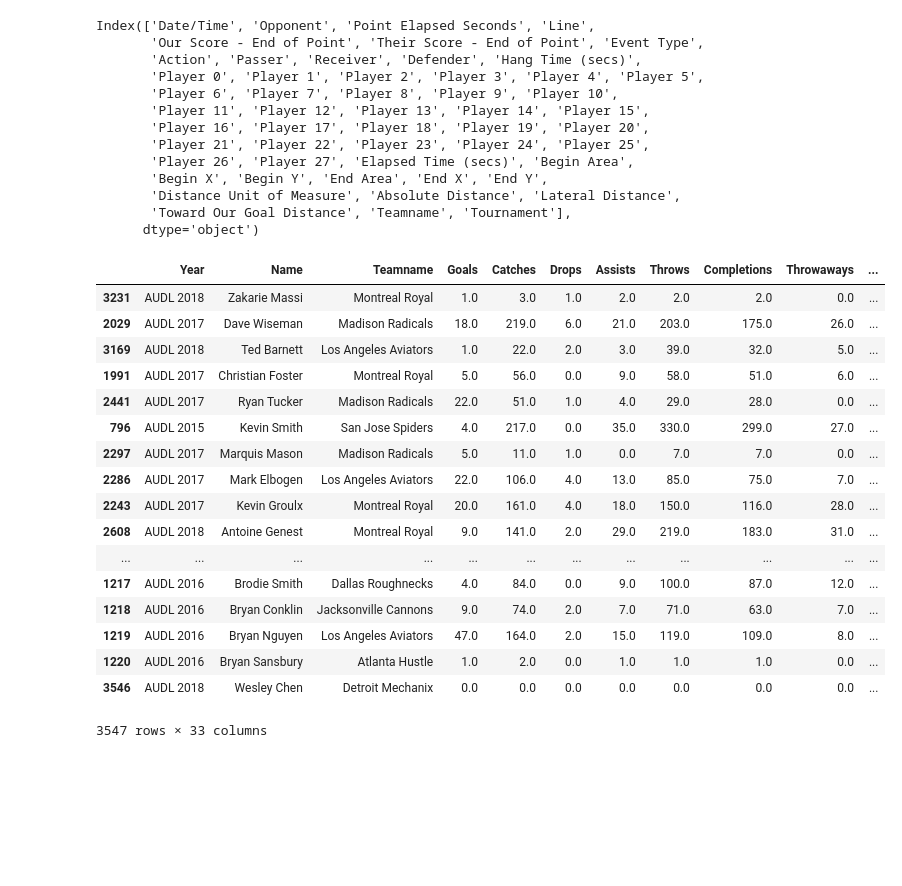
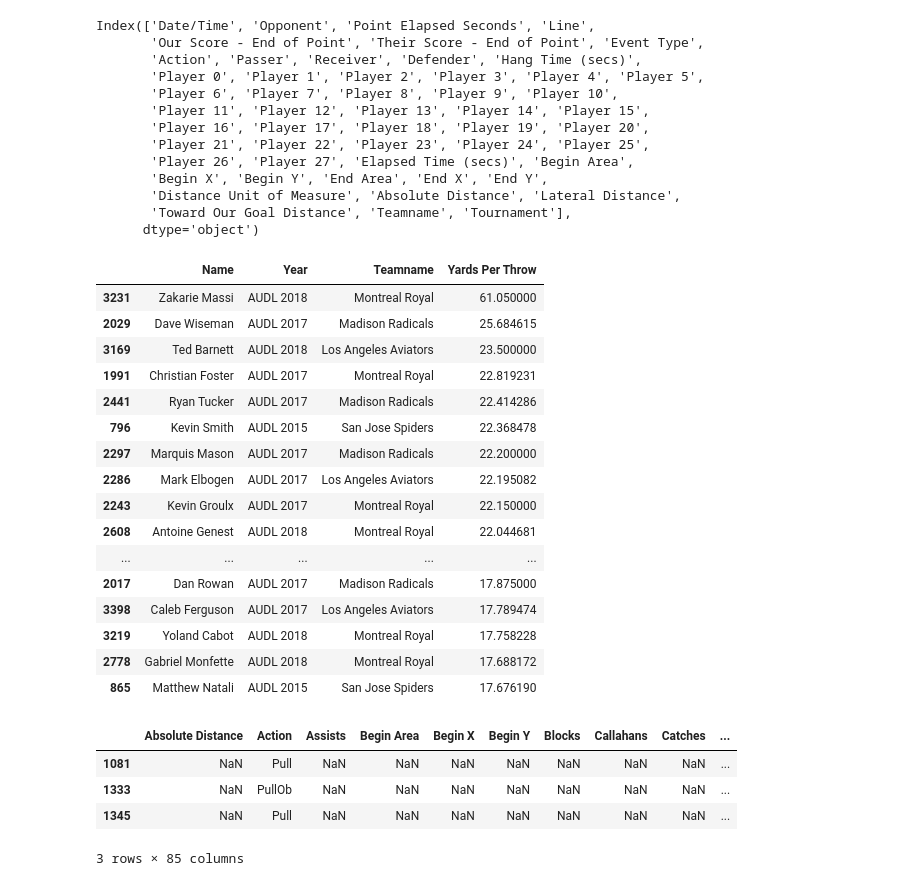
Before and after one commit to dfiorino/ultianalyticspull, a Jupyter notebook: examples/04_Individual-Stats.ipynb, the cells around one changed output. Drawn from its saved outputs; the diff is of its cells as text; code cells hidden in the pictures; blank space fills up the shorter version.

```diff
--- a/examples/04_Individual-Stats.ipynb
+++ b/examples/04_Individual-Stats.ipynb
@@ -3,4 +3,4 @@ import pandas as pd
 import glob
 from functools import reduce
 
-audl = pd.concat([pd.read_csv(dfteam, index_col=0) for dfteam in glob.glob('../output/*.csv')])
+audl = pd.concat([pd.read_csv(dfteam, index_col=0) for dfteam in glob.glob('../output/AUDL*.csv')])
@@ -72,7 +80,7 @@ count_stat_list= [
                     [(audl.Action.isin(['Throwaway','Callahan'])),'Passer','Throwaways'],
                     [(audl.Action=='Drop'), 'Passer','Throws Dropped'],
                     [(audl.Action.isin(['Goal','Catch'])&~pd.isnull(audl['Absolute Distance'])), 'Passer','Throws Recorded with Yardage'],
-                    [(audl.Action=='MiscPenalty'),'Passer','Fouls Against'],
+                    [(audl.Action=='MiscPenalty'),'Passer','Fouls Drawn'],
                     [(audl.Action=='Stall'),'Passer','Stalls'],
 
                     # Defense
@@ -141,29 +149,39 @@ secondary_stats = [
 for sec_stat,aggfunc in secondary_stats:
     base_stats[sec_stat] = base_stats.apply(aggfunc,axis=1)
 # %%
-base_stats.sort_values('Throws Recorded with Yardage',ascending=False)
-base_stats.sort_values('Fouls Against',ascending=False)
-base_stats.sort_values('Throws Dropped',ascending=False)
-base_stats.sort_values('Pull Yards',ascending=False)
-base_stats.sort_values('Yards Per Throw',ascending=False)
+def CheckTopN(col_name,n=50):
+    return base_stats.sort_values(col_name,ascending=False).iloc[:n][['Name','Year','Teamname',col_name]]
+
+CheckTopN('Throws Recorded with Yardage')
+# CheckTopN('Fouls Against')
+# CheckTopN('Throws Dropped')
+# CheckTopN('Pull Yards')
+# CheckTopN('Yards Per Throw')
 
 # base_stats.groupby('Name').apply(sum).sort_values('Callahans',ascending=False)
 # %% [output]
-|  | Year | Name | Teamname | Goals | Catches | Drops | Assists | Throws | Completions | Throwaways | ... |
-| 3231 | AUDL 2018 | Zakarie Massi | Montreal Royal | 1.0 | 3.0 | 1.0 | 2.0 | 2.0 | 2.0 | 0.0 | ... |
-| 2029 | AUDL 2017 | Dave Wiseman | Madison Radicals | 18.0 | 219.0 | 6.0 | 21.0 | 203.0 | 175.0 | 26.0 | ... |
-| 3169 | AUDL 2018 | Ted Barnett | Los Angeles Aviators | 1.0 | 22.0 | 2.0 | 3.0 | 39.0 | 32.0 | 5.0 | ... |
-| 1991 | AUDL 2017 | Christian Foster | Montreal Royal | 5.0 | 56.0 | 0.0 | 9.0 | 58.0 | 51.0 | 6.0 | ... |
-| 2441 | AUDL 2017 | Ryan Tucker | Madison Radicals | 22.0 | 51.0 | 1.0 | 4.0 | 29.0 | 28.0 | 0.0 | ... |
-| 796 | AUDL 2015 | Kevin Smith | San Jose Spiders | 4.0 | 217.0 | 0.0 | 35.0 | 330.0 | 299.0 | 27.0 | ... |
-| 2297 | AUDL 2017 | Marquis Mason | Madison Radicals | 5.0 | 11.0 | 1.0 | 0.0 | 7.0 | 7.0 | 0.0 | ... |
-| 2286 | AUDL 2017 | Mark Elbogen | Los Angeles Aviators | 22.0 | 106.0 | 4.0 | 13.0 | 85.0 | 75.0 | 7.0 | ... |
-| 2243 | AUDL 2017 | Kevin Groulx | Montreal Royal | 20.0 | 161.0 | 4.0 | 18.0 | 150.0 | 116.0 | 28.0 | ... |
-| 2608 | AUDL 2018 | Antoine Genest | Montreal Royal | 9.0 | 141.0 | 2.0 | 29.0 | 219.0 | 183.0 | 31.0 | ... |
-| ... | ... | ... | ... | ... | ... | ... | ... | ... | ... | ... | ... |
-| 1217 | AUDL 2016 | Brodie Smith | Dallas Roughnecks | 4.0 | 84.0 | 0.0 | 9.0 | 100.0 | 87.0 | 12.0 | ... |
-| 1218 | AUDL 2016 | Bryan Conklin | Jacksonville Cannons | 9.0 | 74.0 | 2.0 | 7.0 | 71.0 | 63.0 | 7.0 | ... |
-| 1219 | AUDL 2016 | Bryan Nguyen | Los Angeles Aviators | 47.0 | 164.0 | 2.0 | 15.0 | 119.0 | 109.0 | 8.0 | ... |
-| 1220 | AUDL 2016 | Bryan Sansbury | Atlanta Hustle | 1.0 | 2.0 | 0.0 | 1.0 | 1.0 | 1.0 | 0.0 | ... |
-| 3546 | AUDL 2018 | Wesley Chen | Detroit Mechanix | 0.0 | 0.0 | 0.0 | 0.0 | 0.0 | 0.0 | 0.0 | ... |
+|  | Name | Year | Teamname | Yards Per Throw |
+| 3231 | Zakarie Massi | AUDL 2018 | Montreal Royal | 61.050000 |
+| 2029 | Dave Wiseman | AUDL 2017 | Madison Radicals | 25.684615 |
+| 3169 | Ted Barnett | AUDL 2018 | Los Angeles Aviators | 23.500000 |
+| 1991 | Christian Foster | AUDL 2017 | Montreal Royal | 22.819231 |
+| 2441 | Ryan Tucker | AUDL 2017 | Madison Radicals | 22.414286 |
+| 796 | Kevin Smith | AUDL 2015 | San Jose Spiders | 22.368478 |
+| 2297 | Marquis Mason | AUDL 2017 | Madison Radicals | 22.200000 |
+| 2286 | Mark Elbogen | AUDL 2017 | Los Angeles Aviators | 22.195082 |
+| 2243 | Kevin Groulx | AUDL 2017 | Montreal Royal | 22.150000 |
+| 2608 | Antoine Genest | AUDL 2018 | Montreal Royal | 22.044681 |
+| ... | ... | ... | ... | ... |
+| 2017 | Dan Rowan | AUDL 2017 | Madison Radicals | 17.875000 |
+| 3398 | Caleb Ferguson | AUDL 2017 | Los Angeles Aviators | 17.789474 |
+| 3219 | Yoland Cabot | AUDL 2018 | Montreal Royal | 17.758228 |
+| 2778 | Gabriel Monfette | AUDL 2018 | Montreal Royal | 17.688172 |
+| 865 | Matthew Natali | AUDL 2015 | San Jose Spiders | 17.676190 |
-3547 rows × 33 columns
+# %%
+audl[(audl.Action.isin(['Pull','PullOb']))&(audl.Defender=='Jimmy Robin')]
+# %% [output]
+|  | Absolute Distance | Action | Assists | Begin Area | Begin X | Begin Y | Blocks | Callahans | Catches | ... |
+| 1081 | NaN | Pull | NaN | NaN | NaN | NaN | NaN | NaN | NaN | ... |
+| 1333 | NaN | PullOb | NaN | NaN | NaN | NaN | NaN | NaN | NaN | ... |
+| 1345 | NaN | Pull | NaN | NaN | NaN | NaN | NaN | NaN | NaN | ... |
+3 rows × 85 columns
```
Also changed, not shown: parts of 3 cells of this notebook, 1 other file.
